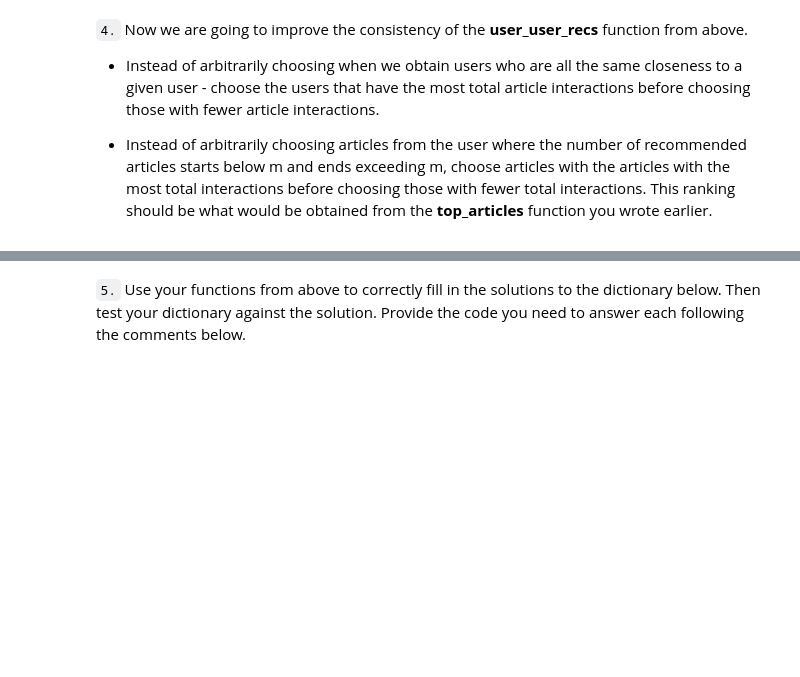
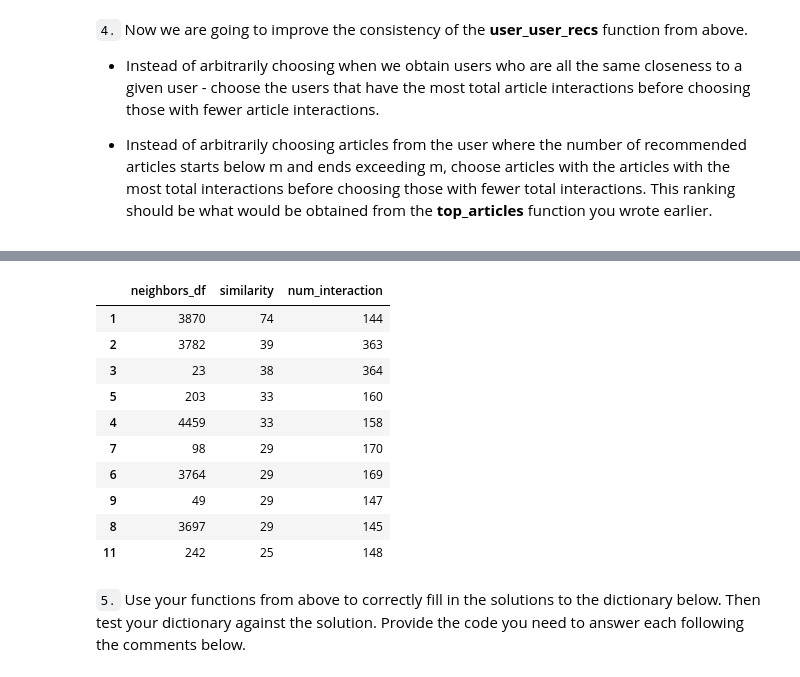
Before and after one commit to Hangzoed/IBM-Recommendations, a Jupyter notebook: Recommendations_with_IBM.ipynb, the cells around one changed output, grey strips where cells are left out. Cells and saved outputs as stored; diff of their text form; code cells hidden in the pictures; blank space fills up the shorter version.

```diff
--- a/Recommendations_with_IBM.ipynb
+++ b/Recommendations_with_IBM.ipynb
@@ -820,7 +800,22 @@ def get_top_sorted_users(user_id, df=df, user_item=user_item):
                     highest of each is higher in the dataframe
 
     '''
-    # Your code here
+    # Similarity columns
+    similarity_mat = user_item.dot(np.transpose(user_item))
+    similarity = similarity_mat[user_id].sort_values(ascending = False).reset_index()
+    similarity = similarity.rename( columns = {user_id:'similarity'} )
+
+    # Number of interactions
+    num_interaction = df.groupby('user_id')['article_id'].count().reset_index()
+    num_interaction = num_interaction.rename(columns={'article_id':'num_interaction'})
+
+    #merge dataframes and sort
+    neighbors_df = pd.merge(left=similarity, right=num_interaction, on = 'user_id')
+    neighbors_df = neighbors_df.sort_values(['similarity','num_interaction'],ascending=([False,False]))
+    neighbors_df = neighbors_df.rename(columns = {'user_id':'neighbors_df'})
+    neighbors_df.drop(index=neighbors_df.index[0],  axis=0,  inplace=True)
+
+
 
     return neighbors_df # Return the dataframe specified in the doc_string
 
@@ -848,6 +843,30 @@ def user_user_recs_part2(user_id, m=10):
     before choosing those with fewer total interactions.
 
     '''
-    # Your code here
+    recs = []
+
+
+    articles_seen = get_user_articles(user_id)[0]
+
+
+    similar_users = get_top_sorted_users(user_id)
+
+    similar_users_ids = similar_users.neighbors_df.tolist()
+
+    for  sim_users in similar_users_ids:
+
+        sim_users_articles = get_user_articles(sim_users)[0]
+
+        recommended_articles = np.unique(sim_users_articles, articles_seen)[0]
+
+        for rec in recommended_articles:
+            recs = np.append(recs,rec)
+
+            if len(recs) >= m:
+                break
+
+
+    recs = recs[:m].astype(int).tolist()
+    rec_names = get_article_names(recs)
 
     return recs, rec_names
@@ -862,3 +929,17 @@ print(rec_names)
+# %%
+get_top_sorted_users(131).head(10)
+# %% [output]
+|  | neighbors_df | similarity | num_interaction |
+| 1 | 3870 | 74 | 144 |
+| 2 | 3782 | 39 | 363 |
+| 3 | 23 | 38 | 364 |
+| 5 | 203 | 33 | 160 |
+| 4 | 4459 | 33 | 158 |
+| 7 | 98 | 29 | 170 |
+| 6 | 3764 | 29 | 169 |
+| 9 | 49 | 29 | 147 |
+| 8 | 3697 | 29 | 145 |
+| 11 | 242 | 25 | 148 |
 # %% [markdown]
 `5.` Use your functions from above to correctly fill in the solutions to the dictionary below.  Then test your dictionary against the solution.  Provide the code you need to answer each following the comments below.
 # %%
```
Also changed, not shown: parts of 71 cells of this notebook.
